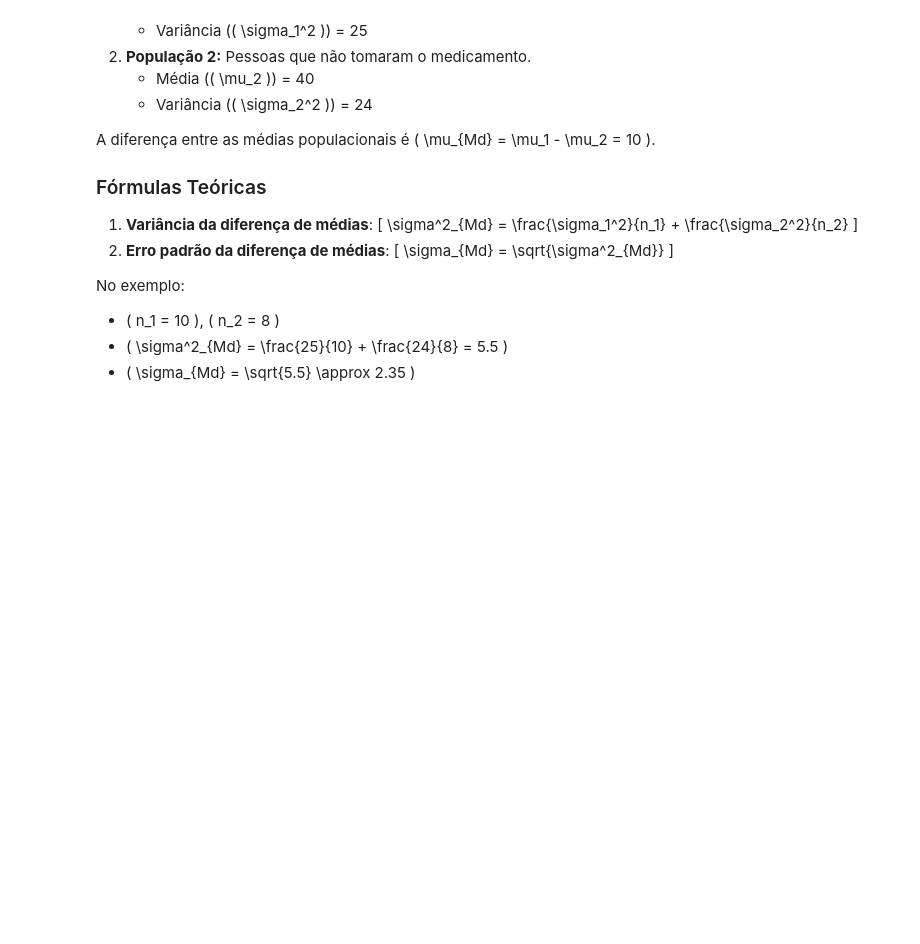
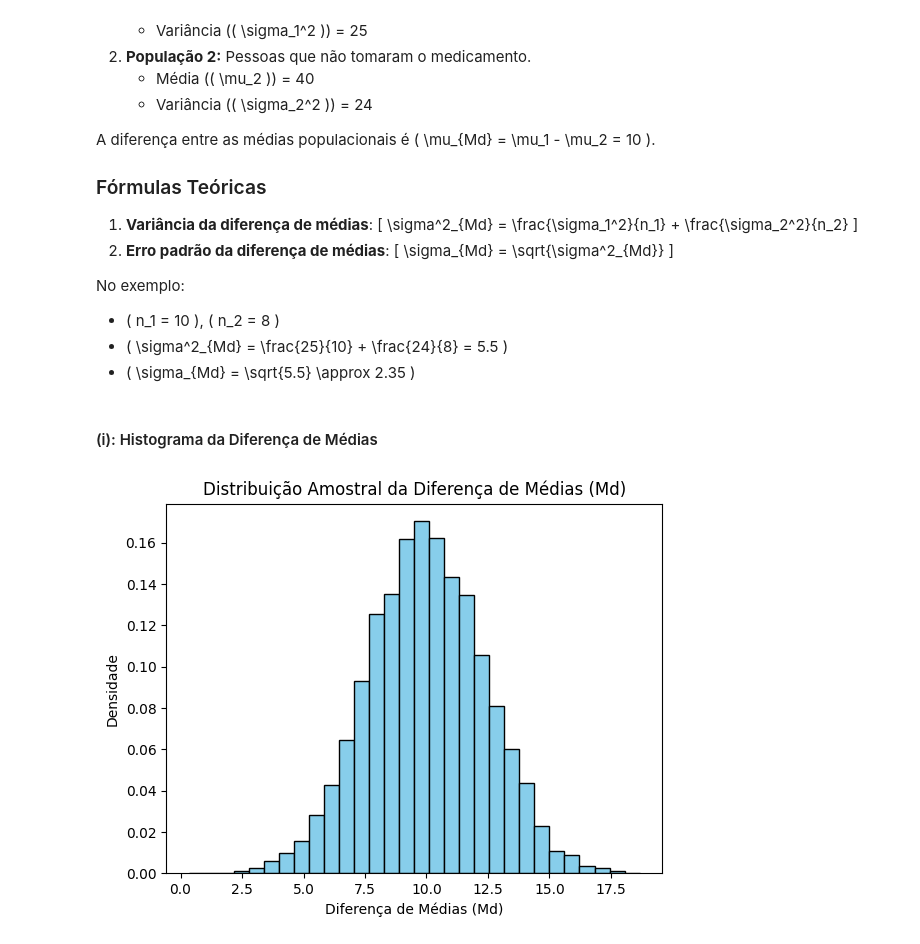
Before and after one commit to tomast1337/GCC1625_T1, a Jupyter notebook: GCC1625_T1_NICOLAS_VYCAS_NERY.ipynb, the cells around one changed output. Drawn from its saved outputs; the diff is of its cells as text; code cells hidden in the pictures; blank space fills up the shorter version.

```diff
--- a/GCC1625_T1_NICOLAS_VYCAS_NERY.ipynb
+++ b/GCC1625_T1_NICOLAS_VYCAS_NERY.ipynb
@@ -395,3 +395,32 @@ No exemplo:
 - \( n_1 = 10 \), \( n_2 = 8 \)
 - \( \sigma^2_{Md} = \frac{25}{10} + \frac{24}{8} = 5.5 \)
 - \( \sigma_{Md} = \sqrt{5.5} \approx 2.35 \)
+# %% [markdown]
+#### (i): Histograma da Diferença de Médias
+# %%
+import numpy as np
+import matplotlib.pyplot as plt
+
+# Parâmetros
+mu1, sigma1_squared = 50, 25  # População 1
+mu2, sigma2_squared = 40, 24  # População 2
+n1, n2 = 10, 8  # Tamanhos das amostras
+simulations = 10000  # Número de simulações
+
+# Gerando a distribuição amostral da diferença de médias
+differences = []
+for _ in range(simulations):
+    sample1 = np.random.normal(mu1, np.sqrt(sigma1_squared), n1)
+    sample2 = np.random.normal(mu2, np.sqrt(sigma2_squared), n2)
+    M1 = np.mean(sample1)
+    M2 = np.mean(sample2)
+    differences.append(M1 - M2)
+
+# Histograma
+plt.hist(differences, bins=30, color="skyblue", edgecolor="black", density=True)
+plt.title("Distribuição Amostral da Diferença de Médias (Md)")
+plt.xlabel("Diferença de Médias (Md)")
+plt.ylabel("Densidade")
+plt.show()
+# %% [output]
+[figure, added]
```
Also changed, not shown: parts of 7 cells of this notebook.
